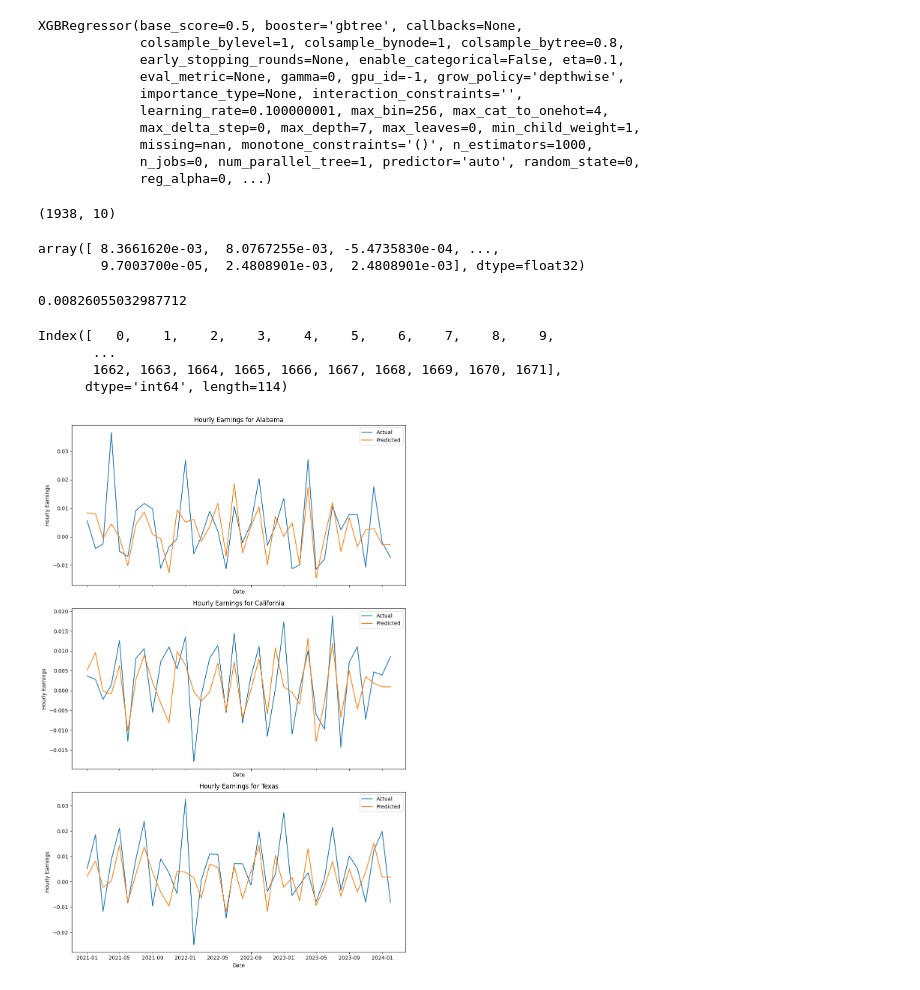
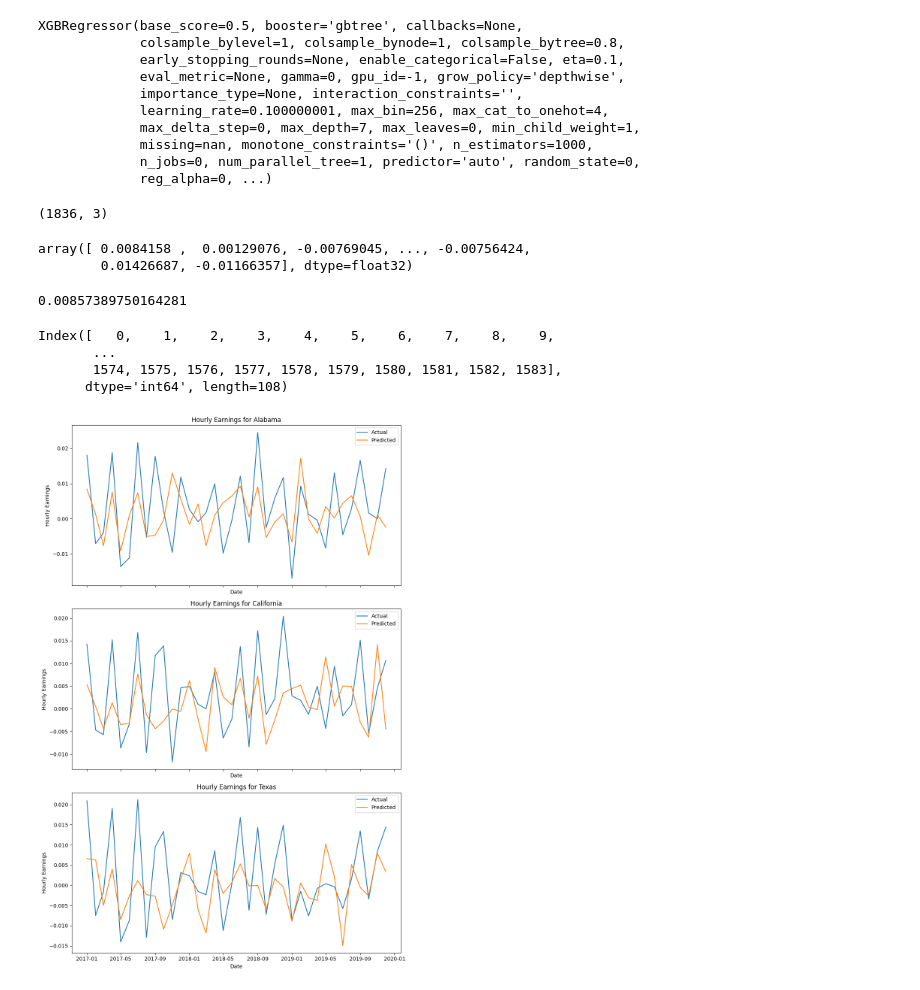
Before and after one commit to SAT-Enjoyers/citadel-datathon, a Jupyter notebook: eda/model_hourly_rate.ipynb, the cells around one changed output. Drawn from its saved outputs; the diff is of its cells as text; code cells hidden in the pictures.

```diff
--- a/eda/model_hourly_rate.ipynb
+++ b/eda/model_hourly_rate.ipynb
@@ -29,7 +29,7 @@ meat_prod_df['date'] = pd.to_datetime(meat_prod_df['date'])
 # meat_weights_df['date'] = pd.to_datetime(meat_weights_df['date'])
 # meat_slaughter_df['date'] = pd.to_datetime(meat_slaughter_df['date'])
 
-df = df.merge(meat_prod_df, on = ['date'], how='left')
+df = df.merge(meat_prod_df[['Red Meat', 'Poultry', 'date']], on = ['date'], how='left')
 # df = df.merge(meat_cold_df, on = ['date'], how='left')
 # df = df.merge(meat_weights_df, on = ['date'], how='left')
 # df = df.merge(meat_slaughter_df, on = ['date'], how='left')
@@ -38,6 +38,12 @@ for col in df.columns[2:]:
     df[col] = df[col].pct_change()
 
 df = df.dropna()
+# print(df.columns)
+# df = df.drop(columns=['Veal', 'Lamb and Mutton', 'Other Chicken', 'Turkey', 'Red Meat', 'Poultry'])
+
+# df = df.drop(columns=['Veal', 'Lamb and Mutton', 'Other Chicken', 'Turkey', 'Red Meat', 'Poultry'])
+
+df = df[df['date'].dt.year < 2020]
 # df = df.drop(columns=['State'])
 
 model = xgb.XGBRegressor(n_estimators=1000, max_depth=7, eta=0.1, subsample=0.7, colsample_bytree=0.8)
@@ -50,6 +53,6 @@ Index(['State', 'date', 'HourlyEarnings', 'Beef', 'Veal', 'Pork',
 # %%
-train_df = df[df['date'].dt.year < 2021]
-test_df = df[df['date'].dt.year >= 2021]
+train_df = df[df['date'].dt.year < 2017]
+test_df = df[df['date'].dt.year >= 2017]
 
 
 train_data = train_df.to_numpy()
@@ -68,7 +71,7 @@ test_data = test_df.to_numpy()
 # train_data = np.delete(train_data, 1, axis=1)
 # test_data = np.delete(test_data, 1, axis=1)
 
-print(train_data.shape)
+print(train_df)
 print(train_labels.shape)
 print(test_data.shape)
 # %% [output]
@@ -103,7 +119,7 @@ raw_test_labels = test_data[:, 0]
 test_data[:, 0] = le.transform(test_data[:, 0])
 test_data.shape
 # %% [output]
-(1938, 10)
+(1836, 3)
 # %%
 #scores = absolute(scores)
 #print(scores)
@@ -112,50 +128,47 @@ preds = model.predict(test_data)
 # %%
 preds
 # %% [output]
-array([ 8.3661620e-03,  8.0767255e-03, -5.4735830e-04, ...,
-        9.7003700e-05,  2.4808901e-03,  2.4808901e-03], dtype=float32)
+array([ 0.0084158 ,  0.00129076, -0.00769045, ..., -0.00756424,
+        0.01426687, -0.01166357], dtype=float32)
 # %%
 (absolute(test_labels - preds)).mean()
 # %% [output]
-0.00826055032987712
+0.00857389750164281
 # %%
-#x = np.array(range(len(preds)))[:50]
-df.to_csv('tmp.csv', index=False)
 
-
-df_plot = df[df['date'].dt.year >= 2021]
+df_plot = df[df['date'].dt.year >= 2017]
 df_plot = df_plot.reset_index(drop=True)
 states_list = ['alabama', 'california', 'texas'] # CAN ADD ANY STATES YOU WANT
 
 state_indexes = df_plot[df_plot['State'].str.lower().isin([state.lower() for state in states_list])].index
 print(state_indexes)
 
 plot_preds = []
 plot_test_labels = []
 
 fig, axs = plt.subplots(len(states_list), figsize=(10, 5 * len(states_list)), sharex=True)
 
 
 for i, state in enumerate(states_list):
 
     state_indexes = df_plot[df_plot['State'].str.lower() == state.lower()].index
 
     plot_preds = preds[state_indexes]
     plot_test_labels = test_labels[state_indexes]
 
     axs[i].plot(df_plot['date'].iloc[state_indexes], plot_test_labels, label='Actual')
     axs[i].plot(df_plot['date'].iloc[state_indexes], plot_preds, label='Predicted')
 
     axs[i].set_title(f'Hourly Earnings for {state.title()}')
     axs[i].set_xlabel('Date')
     axs[i].set_ylabel('Hourly Earnings')
     axs[i].legend()
 
 plt.tight_layout()
 plt.show()
 # %% [output]
 Index([   0,    1,    2,    3,    4,    5,    6,    7,    8,    9,
        ...
-       1662, 1663, 1664, 1665, 1666, 1667, 1668, 1669, 1670, 1671],
-      dtype='int64', length=114)
+       1574, 1575, 1576, 1577, 1578, 1579, 1580, 1581, 1582, 1583],
+      dtype='int64', length=108)
-[figure, old version]
+[figure, new version]
```
Also changed, not shown: parts of 3 cells of this notebook, 1 other file.
